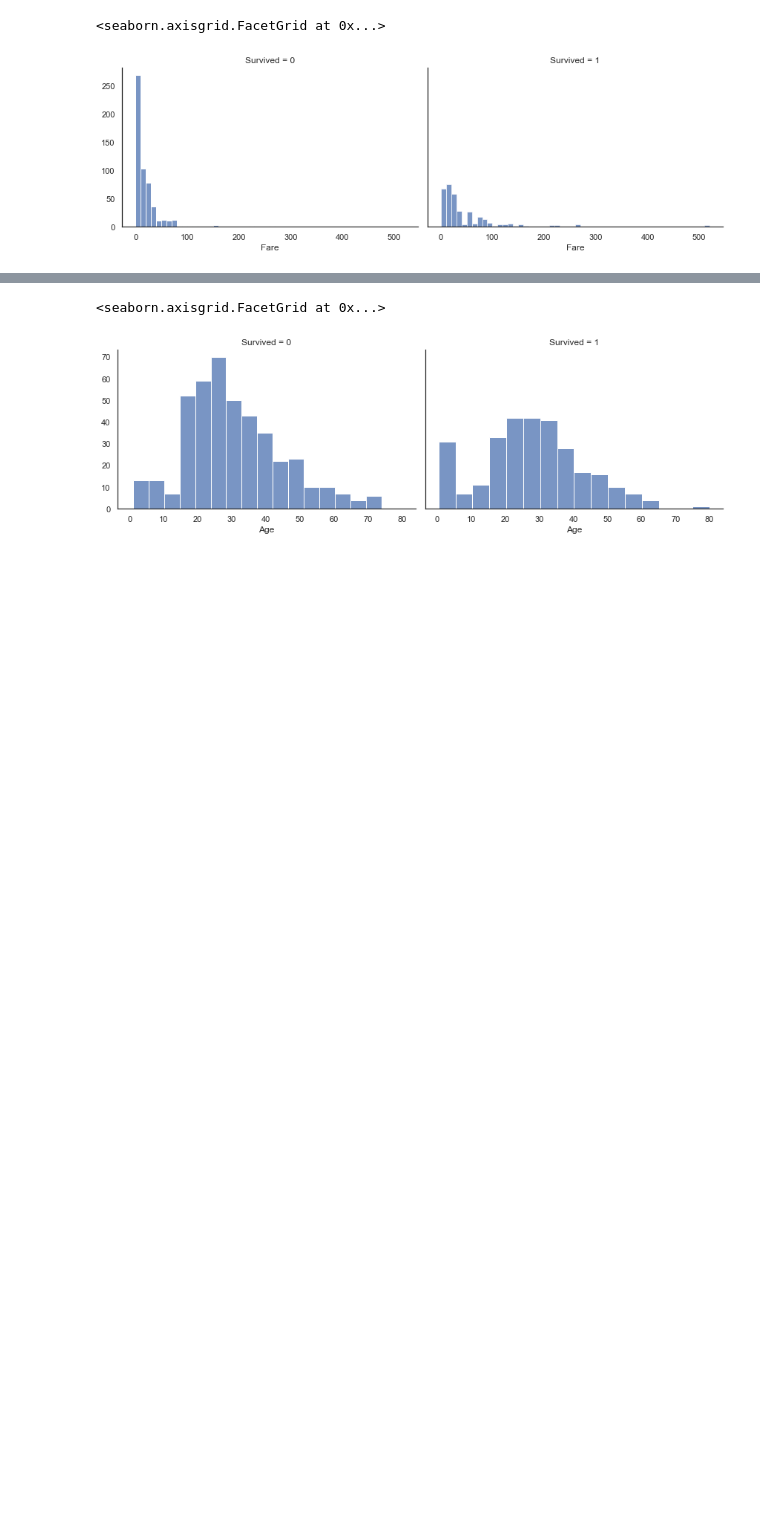
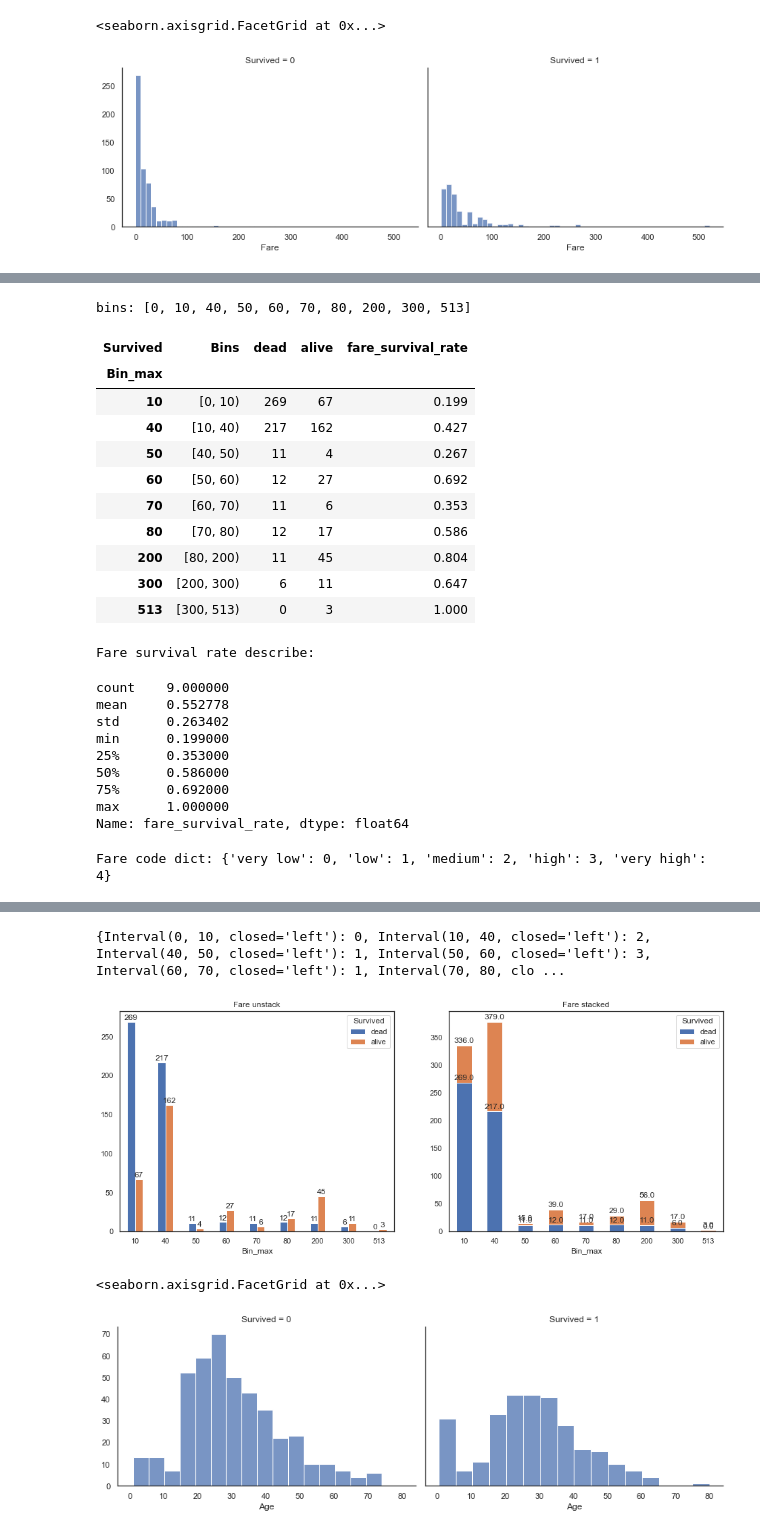
Before and after one commit to morpheus9631/titanic, a Jupyter notebook: ipynb/EDA_v3.02.ipynb, the cells around one changed output, grey strips where cells are left out. Saved outputs shown, nothing was run; the diff lists cells and outputs as text; code cells hidden in the pictures; blank space fills up the shorter version.

```diff
--- a/ipynb/EDA_v3.02.ipynb
+++ b/ipynb/EDA_v3.02.ipynb
@@ -351,0 +436,75 @@ Name: rate, dtype: float64
+# %%
+# based on above analysis, we can merge some range that have similar survival rates
+features = ['Survived', 'Fare']
+df_data = df_train[features].copy()
+
+bins = [0, 10, 40, 50, 60, 70, 80, 200, 300, 513]
+print('bins:', bins)
+
+df_data['Bins'] = pd.cut(df_data['Fare'], bins, right=False)
+
+df_fare = pd.DataFrame({
+    'dead' : df_data.Bins[df_data.Survived==0].value_counts(),
+    'alive': df_data.Bins[df_data.Survived==1].value_counts()
+})
+
+df_fare.insert(0, column='Bins', value=df_fare.index)
+df_fare.index = bins[1:]
+df_fare.index.name = 'Bin_max'
+df_fare.columns.name = 'Survived'
+
+cnt_alive = df_fare['alive']
+cnt_total = df_fare['alive'] + df_fare['dead']
+df_fare['fare_survival_rate'] = (cnt_alive / cnt_total).round(3)
+display(df_fare)
+
+print('Fare survival rate describe:')
+display(df_fare['fare_survival_rate'].describe())
+
+features = ['min', '25%', '50%', '75%', 'max']
+fare_bins = [0] + df_fare['fare_survival_rate'].describe()[features].round(4).tolist()
+fare_labels = ['very low', 'low', 'medium', 'high', 'very high']
+dict_fare_survival_rate = {v: i  for i, v in enumerate(fare_labels)}
+print('Fare code dict:', dict_fare_survival_rate)
+
+df_fare['fare_survival_label'] = pd.cut(
+    df_fare['fare_survival_rate'], fare_bins, labels=fare_labels
+)
+# display(df_fare)
+
+df_fare['fare_survival_code'] = df_fare['fare_survival_label'].map(dict_fare_survival_rate).astype(int)
+display(df_fare)
+
+dict_fare = dict(zip(df_fare.Bins, df_fare.fare_survival_code))
+print(); print(dict_fare)
+
+features = ['dead', 'alive']
+df_plot = df_fare[features]
+fig, axes = plt.subplots(1,2,figsize=(16,6))
+plotBarUnstack(df_plot, axes[0], 'Fare')
+plotBarStacked(df_plot, axes[1], 'Fare')
+plt.show()
+# %% [output]
+bins: [0, 10, 40, 50, 60, 70, 80, 200, 300, 513]
+| Survived | Bins | dead | alive | fare_survival_rate |
+| Bin_max |  |  |  |  |
+| 10 | [0, 10) | 269 | 67 | 0.199 |
+| 40 | [10, 40) | 217 | 162 | 0.427 |
+| 50 | [40, 50) | 11 | 4 | 0.267 |
+| 60 | [50, 60) | 12 | 27 | 0.692 |
+| 70 | [60, 70) | 11 | 6 | 0.353 |
+| 80 | [70, 80) | 12 | 17 | 0.586 |
+| 200 | [80, 200) | 11 | 45 | 0.804 |
+| 300 | [200, 300) | 6 | 11 | 0.647 |
+| 513 | [300, 513) | 0 | 3 | 1.000 |
+Fare survival rate describe:
+count    9.000000
+mean     0.552778
+std      0.263402
+min      0.199000
+25%      0.353000
+50%      0.586000
+75%      0.692000
+max      1.000000
+Name: fare_survival_rate, dtype: float64
+Fare code dict: {'very low': 0, 'low': 1, 'medium': 2, 'high': 3, 'very high': 4}
@@ -352,3 +522,5 @@ Name: rate, dtype: float64
+{Interval(0, 10, closed='left'): 0, Interval(10, 40, closed='left'): 2, Interval(40, 50, closed='left'): 1, Interval(50, 60, closed='left'): 3, Interval(60, 70, closed='left'): 1, Interval(70, 80, clo ...
+[figure, added]
 # %%
 # Observed the relationship between surviced and sex
 col_name = 'Age'
```
Also changed, not shown: parts of 15 cells of this notebook, 3 other files.
